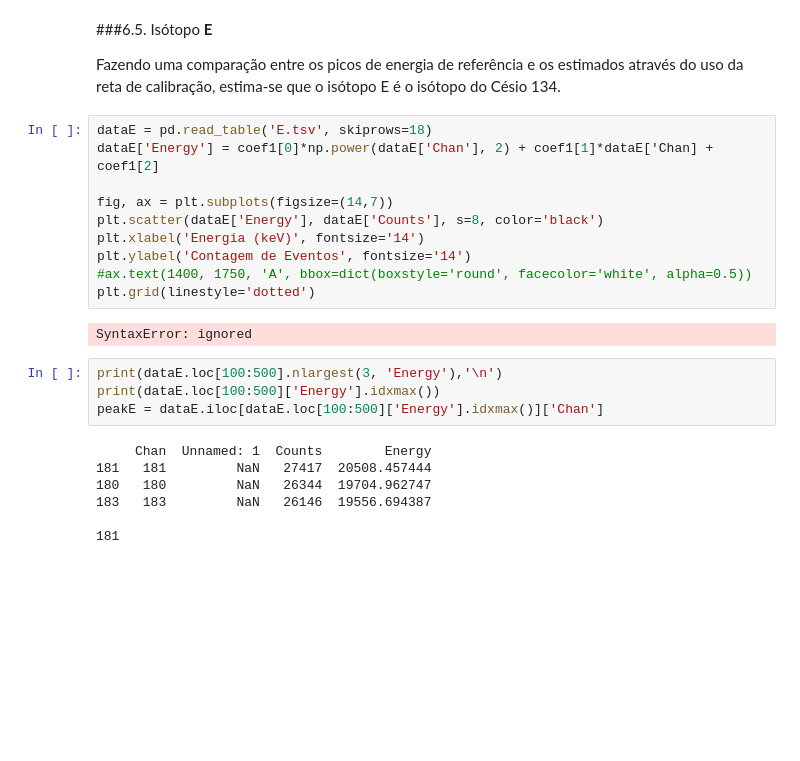
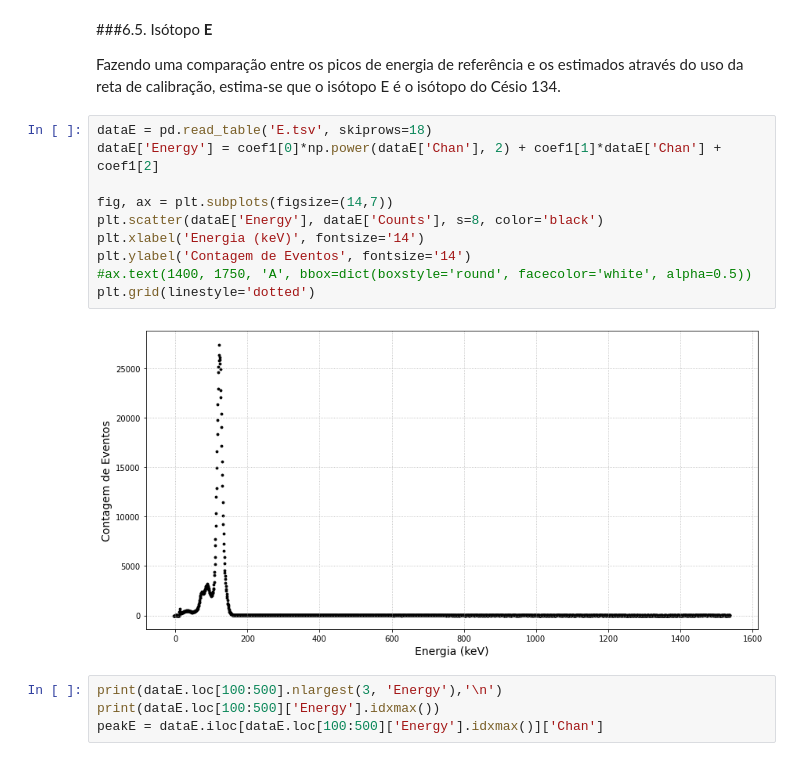
Before and after one commit to goulartsursula/DisciplinasUERJ, a Jupyter notebook: Estrutura da Materia 3/EspectroscopiaGama.ipynb, the cells around one changed output. Drawn from its saved outputs; the diff is of its cells as text; blank space fills up the shorter version.

```diff
--- a/Estrutura da Materia 3/EspectroscopiaGama.ipynb
+++ b/Estrutura da Materia 3/EspectroscopiaGama.ipynb
@@ -689,24 +677,17 @@ array([2352.30037723,   88.64674172,   -5.62766122])
 Fazendo uma comparação entre os picos de energia de referência e os estimados através do uso da reta de calibração, estima-se que o isótopo E é o isótopo do Césio 134.
 # %%
 dataE = pd.read_table('E.tsv', skiprows=18)
-dataE['Energy'] = coef1[0]*np.power(dataE['Chan'], 2) + coef1[1]*dataE['Chan] + coef1[2]
+dataE['Energy'] = coef1[0]*np.power(dataE['Chan'], 2) + coef1[1]*dataE['Chan'] + coef1[2]
 
 fig, ax = plt.subplots(figsize=(14,7))
 plt.scatter(dataE['Energy'], dataE['Counts'], s=8, color='black')
 plt.xlabel('Energia (keV)', fontsize='14')
 plt.ylabel('Contagem de Eventos', fontsize='14')
 #ax.text(1400, 1750, 'A', bbox=dict(boxstyle='round', facecolor='white', alpha=0.5))
 plt.grid(linestyle='dotted')
 # %% [output]
-SyntaxError: ignored
+[figure, added]
 # %%
 print(dataE.loc[100:500].nlargest(3, 'Energy'),'\n')
 print(dataE.loc[100:500]['Energy'].idxmax())
 peakE = dataE.iloc[dataE.loc[100:500]['Energy'].idxmax()]['Chan']
-# %% [output]
-     Chan  Unnamed: 1  Counts        Energy
-181   181         NaN   27417  20508.457444
-180   180         NaN   26344  19704.962747
-183   183         NaN   26146  19556.694387
-
-181
```
Also changed, not shown: parts of 5 cells of this notebook.
